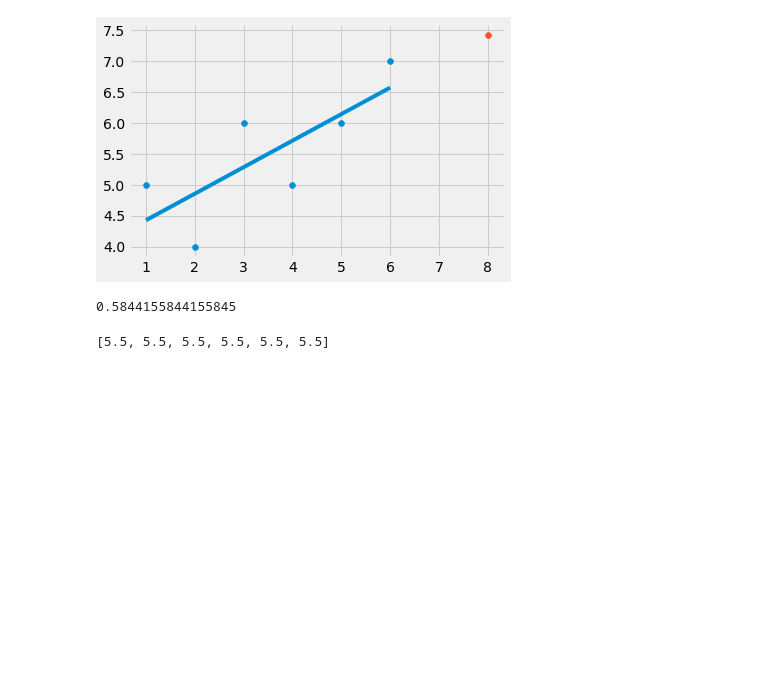
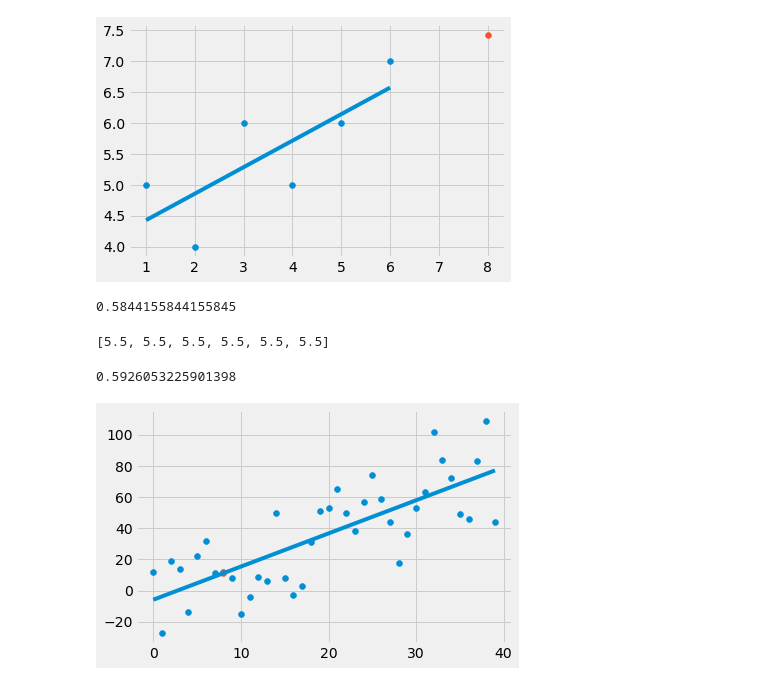
Before and after one commit to DavidBuzatu-Marian/Machine-Learning-Python, a Jupyter notebook: machine-learning-python/Regression_self-made.ipynb, the cells around one changed output. Drawn from its saved outputs; the diff is of its cells as text; code cells hidden in the pictures; blank space fills up the shorter version.

```diff
--- a/machine-learning-python/Regression_self-made.ipynb
+++ b/machine-learning-python/Regression_self-made.ipynb
@@ -68,0 +96,23 @@ print([np.mean(ys) for y in ys])
+# %%
+xs, ys = create_dataset(40, 40, 2, correlation='pos')
+# %%
+m = best_fit_slope(xs, ys)
+
+b = best_fit_intercept(xs, ys, m)
+
+regression_line = [(m * x) + b for x in xs]
+
+predict_x = 8
+predict_y = (m * predict_x) + b
+
+r_squared = coefficient_of_determination(ys, regression_line)
+print(r_squared)
+# %% [output]
+0.5926053225901398
+# %%
+plt.scatter(xs, ys)
+plt.scatter(predict_x, predict_y)
+plt.plot(xs, regression_line)
+plt.show()
+# %% [output]
+[figure, added]
```
Also changed, not shown: parts of 1 cell of this notebook.
